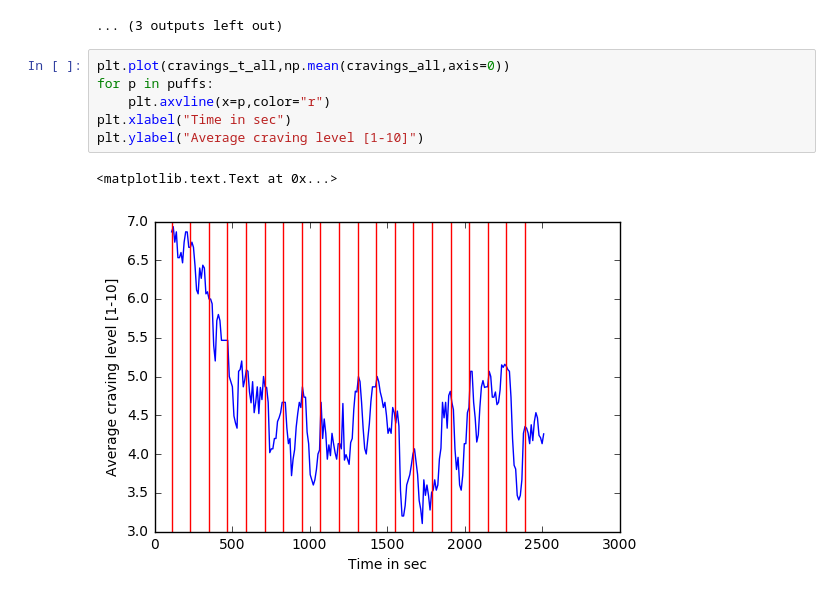
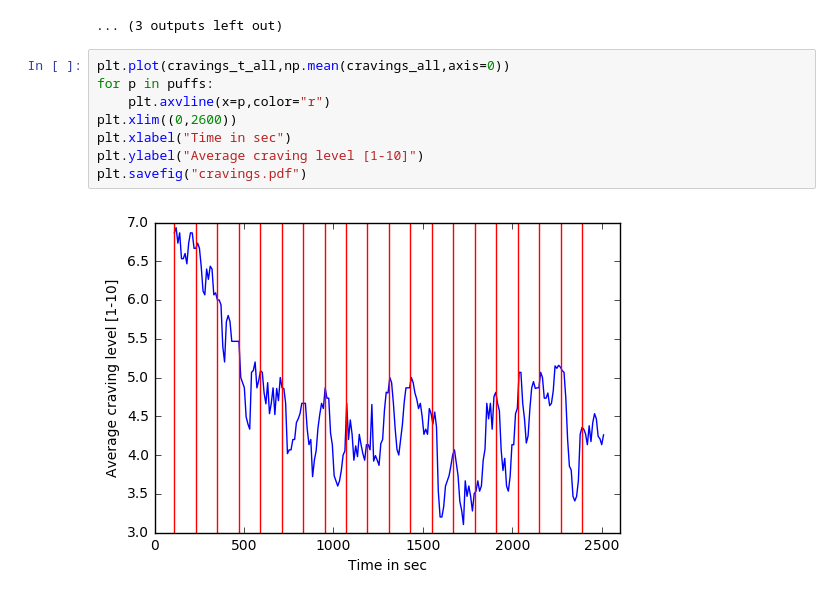
Before and after one commit to hstrey/nicotine-paper, a Jupyter notebook: Cravings Plot.ipynb, the cells around one changed output. Saved outputs shown, nothing was run; the diff lists cells and outputs as text.

```diff
--- a/Cravings Plot.ipynb
+++ b/Cravings Plot.ipynb
@@ -65,9 +65,10 @@ for lvl,time,session in zip(lvl_list,time_list,session_list):
 # %%
 plt.plot(cravings_t_all,np.mean(cravings_all,axis=0))
 for p in puffs:
     plt.axvline(x=p,color="r")
+plt.xlim((0,2600))
 plt.xlabel("Time in sec")
 plt.ylabel("Average craving level [1-10]")
+plt.savefig("cravings.pdf")
 # %% [output]
-<matplotlib.text.Text at 0x...>
-[figure, old version]
+[figure, new version]
```
Also changed, not shown: 1 other file.
